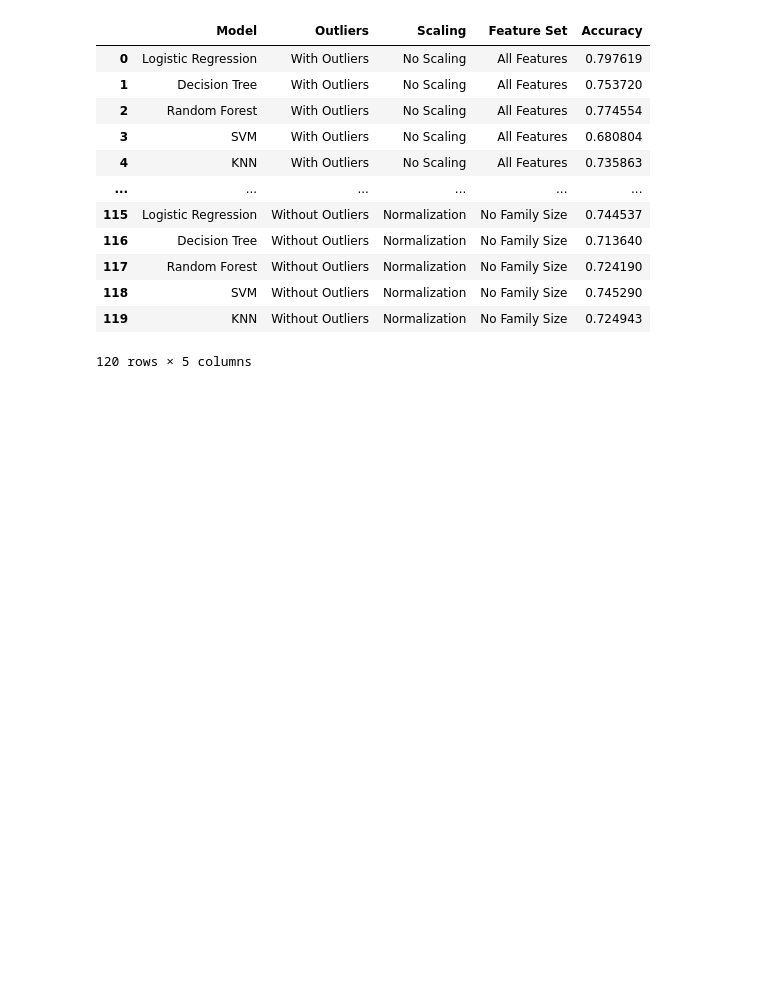
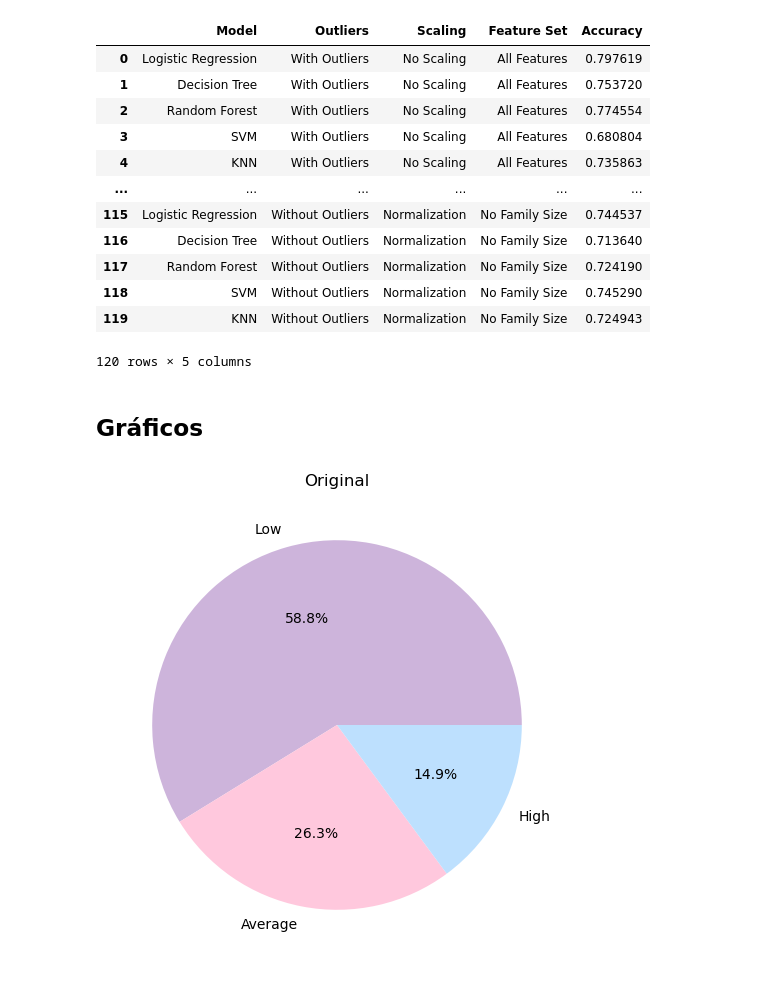
Before and after one commit to harimrys/ML-Project, a Jupyter notebook: notebooks/main.ipynb, the cells around one changed output. Saved outputs shown, nothing was run; the diff lists cells and outputs as text; code cells hidden in the pictures; blank space fills up the shorter version.

```diff
--- a/notebooks/main.ipynb
+++ b/notebooks/main.ipynb
@@ -79,3 +112,11 @@ df_results
 | 118 | SVM | Without Outliers | Normalization | No Family Size | 0.745290 |
 | 119 | KNN | Without Outliers | Normalization | No Family Size | 0.724943 |
 120 rows × 5 columns
+# %% [markdown]
+## Gráficos
+# %%
+df_predicciones = pd.read_csv("../data/df_predicciones.csv")
+# %%
+graficos(df_predicciones, "Original")
+# %% [output]
+[figure, added]
```
Also changed, not shown: parts of 13 cells of this notebook, 4 other files.
